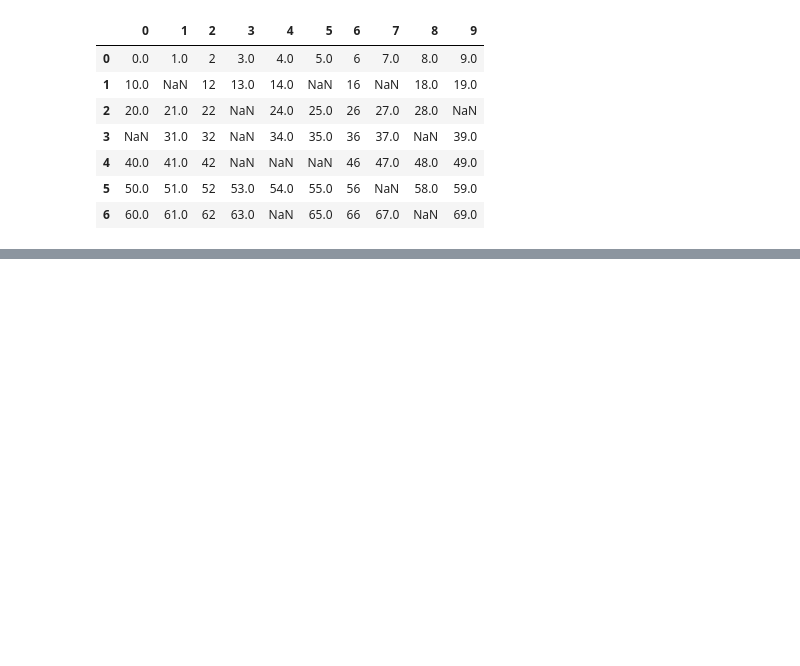
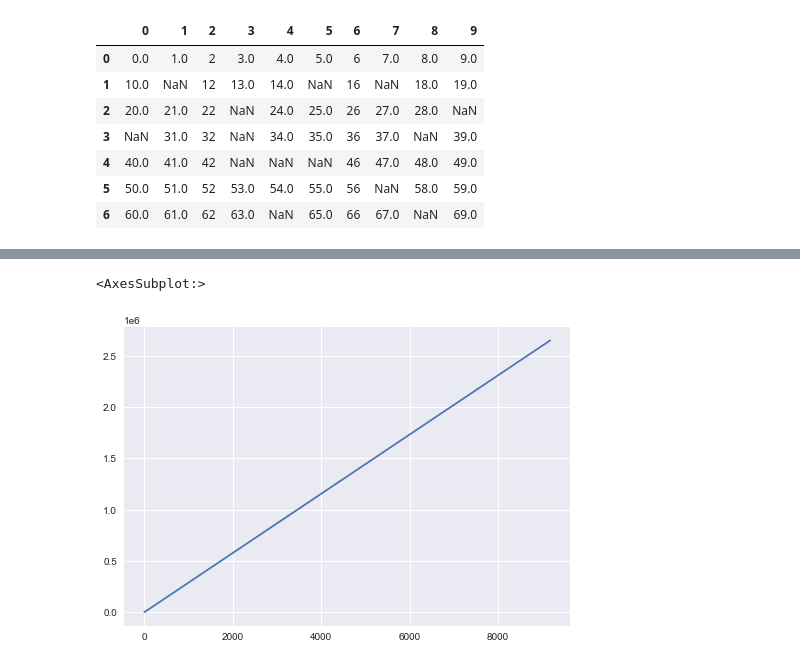
Before and after one commit to brunolcarli/GooGraph, a Jupyter notebook: save_the_princess.ipynb, the cells around one changed output, grey strips where cells are left out. Cells and saved outputs as stored; diff of their text form; code cells hidden in the pictures; blank space fills up the shorter version.

```diff
--- a/save_the_princess.ipynb
+++ b/save_the_princess.ipynb
@@ -266,0 +280,3 @@ hero.buffer
+# %%
+df2 = pd.DataFrame(hero2.history_transition, columns=['History', 'Effort'])
+df2
@@ -266,0 +297,5 @@ hero.buffer
+# %%
+df2.Effort.plot()
+# %% [output]
+<AxesSubplot:>
+[figure, added]
```
Also changed, not shown: parts of 10 cells of this notebook.
